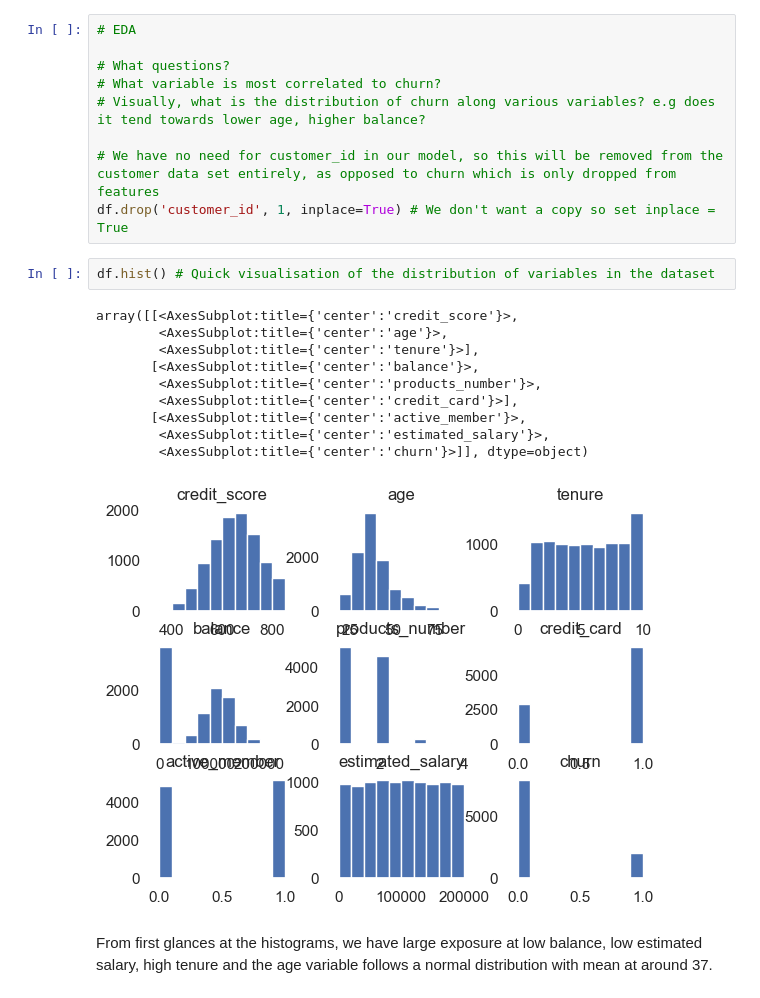
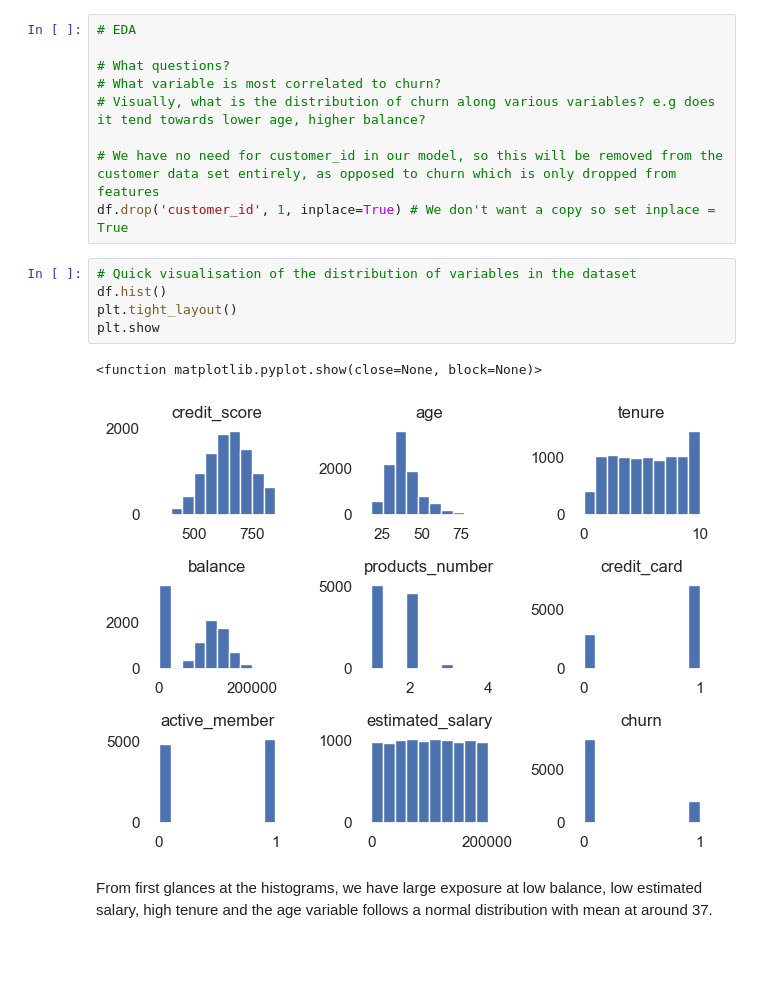
Before and after one commit to adampick99/bank-churn-project, a Jupyter notebook: bank-churn-project.ipynb, the cells around one changed output. Cells and saved outputs as stored; diff of their text form; blank space fills up the shorter version.

Commit message:
Fixed graphs readability

```diff
--- a/bank-churn-project.ipynb
+++ b/bank-churn-project.ipynb
@@ -123,18 +123,13 @@ So we have data from 3 particular countries, with around 11 x 10000 = 110000 obs
 # We have no need for customer_id in our model, so this will be removed from the customer data set entirely, as opposed to churn which is only dropped from features
 df.drop('customer_id', 1, inplace=True) # We don't want a copy so set inplace = True
 # %%
-df.hist() # Quick visualisation of the distribution of variables in the dataset
+# Quick visualisation of the distribution of variables in the dataset
+df.hist()
+plt.tight_layout()
+plt.show
 # %% [output]
-array([[<AxesSubplot:title={'center':'credit_score'}>,
-        <AxesSubplot:title={'center':'age'}>,
-        <AxesSubplot:title={'center':'tenure'}>],
-       [<AxesSubplot:title={'center':'balance'}>,
-        <AxesSubplot:title={'center':'products_number'}>,
-        <AxesSubplot:title={'center':'credit_card'}>],
-       [<AxesSubplot:title={'center':'active_member'}>,
-        <AxesSubplot:title={'center':'estimated_salary'}>,
-        <AxesSubplot:title={'center':'churn'}>]], dtype=object)
+<function matplotlib.pyplot.show(close=None, block=None)>
-[figure, old version]
+[figure, new version]
 # %% [markdown]
 From first glances at the histograms, we have large exposure at low balance, low estimated salary, high tenure and the age variable follows a normal distribution with mean at around 37.
 # %%
```
Also changed, not shown: parts of 1 cell of this notebook.
